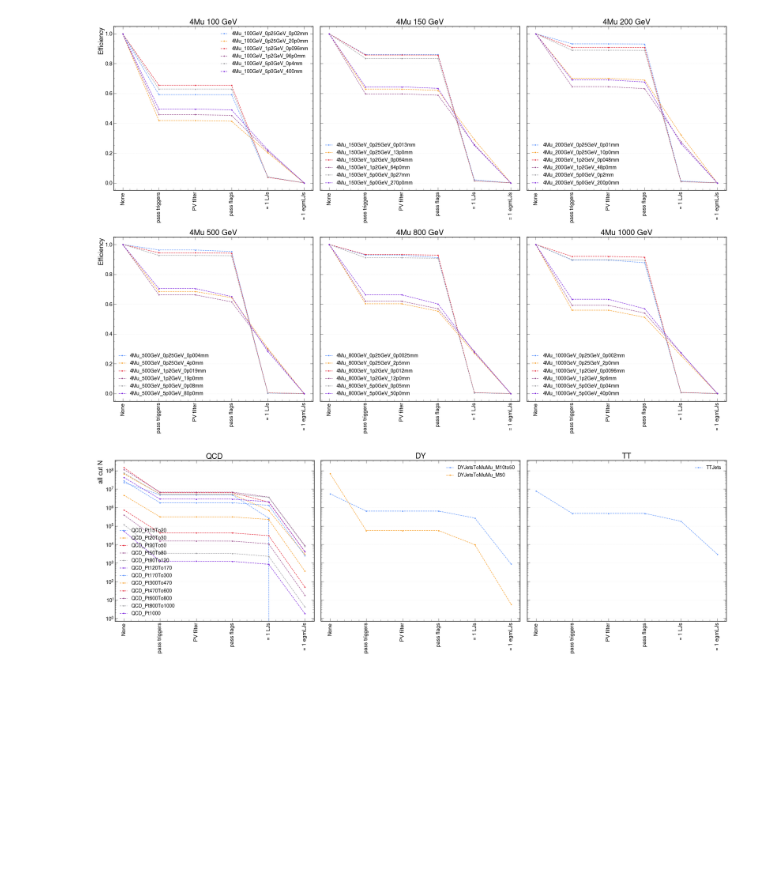
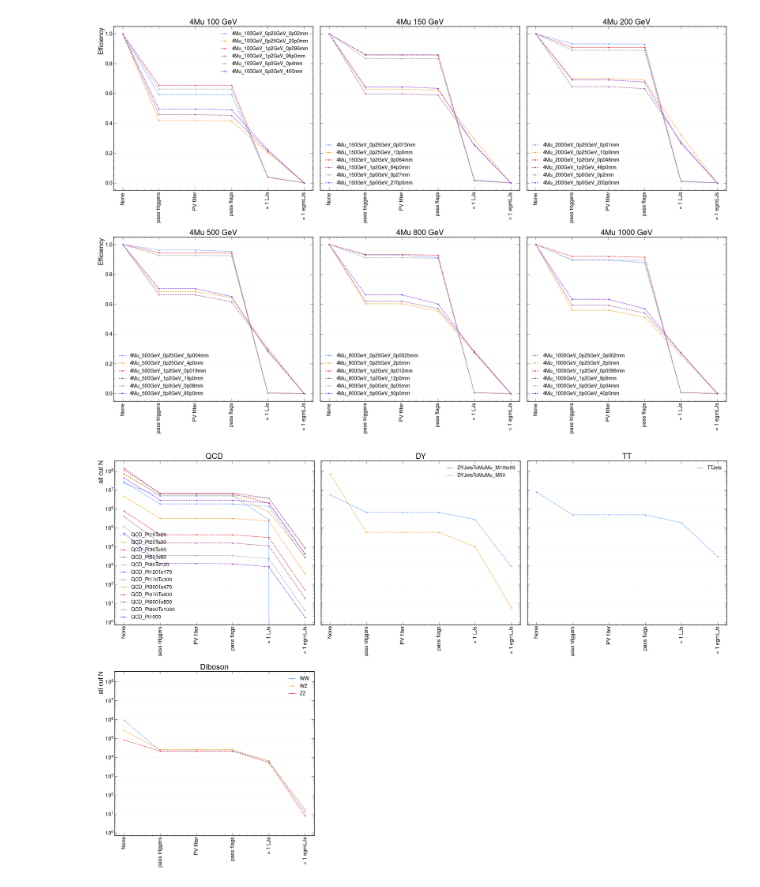
Before and after one commit to cms-sidm/SIDM, a Jupyter notebook: sidm/studies/1LJ_CR/08_EGMLJ==1_CR_Cutflow.ipynb, the cells around one changed output. Cells and saved outputs as stored; diff of their text form; code cells hidden in the pictures; blank space fills up the shorter version.

Commit message:
Add Diboson yamls and notebook update

```diff
--- a/sidm/studies/1LJ_CR/08_EGMLJ==1_CR_Cutflow.ipynb
+++ b/sidm/studies/1LJ_CR/08_EGMLJ==1_CR_Cutflow.ipynb
@@ -58,6 +58,9 @@ samples_bkg = [
     "QCD_Pt1000",
     "DYJetsToMuMu_M10to50",
     "DYJetsToMuMu_M50",
+    "WW",
+    "WZ",
+    "ZZ",
 ]
 # %%
 #First check if there is already an out dictionary
@@ -378,6 +381,11 @@ DY = [
 ]
 
 TT = ["TTJets"]
+
+Diboson = [
+    "WW",
+    "WZ",
+    "ZZ"]
 # %%
 fig, axes = plot_cutflow_panels(
     out=out,
@@ -501,27 +509,29 @@ fig, axes = plot_cutflow_panels(
 # %%
 fig, axes = plot_cutflow_panels(
     out=out,
     sample_groups=[
         QCD,
         DY,
         TT,
+        Diboson,
     ],
     channel=channels[0],
     titles=[
         "QCD",
         "DY",
         "TT",
+        "Diboson",
     ],
     unweighted=False,
     cumulative=True,
     normalize=False,
     logy=True,
-    figsize=(36, 12),
+    figsize=(36, 24),
     ncols=3,
     ncol_legend=1,
 )
 # %% [output]
-[figure, old version]
+[figure, new version]
 # %%
 fig, axes = plot_cutflow_panels(
     out=out,
```
Also changed, not shown: parts of 4 cells of this notebook, 14 other files.
